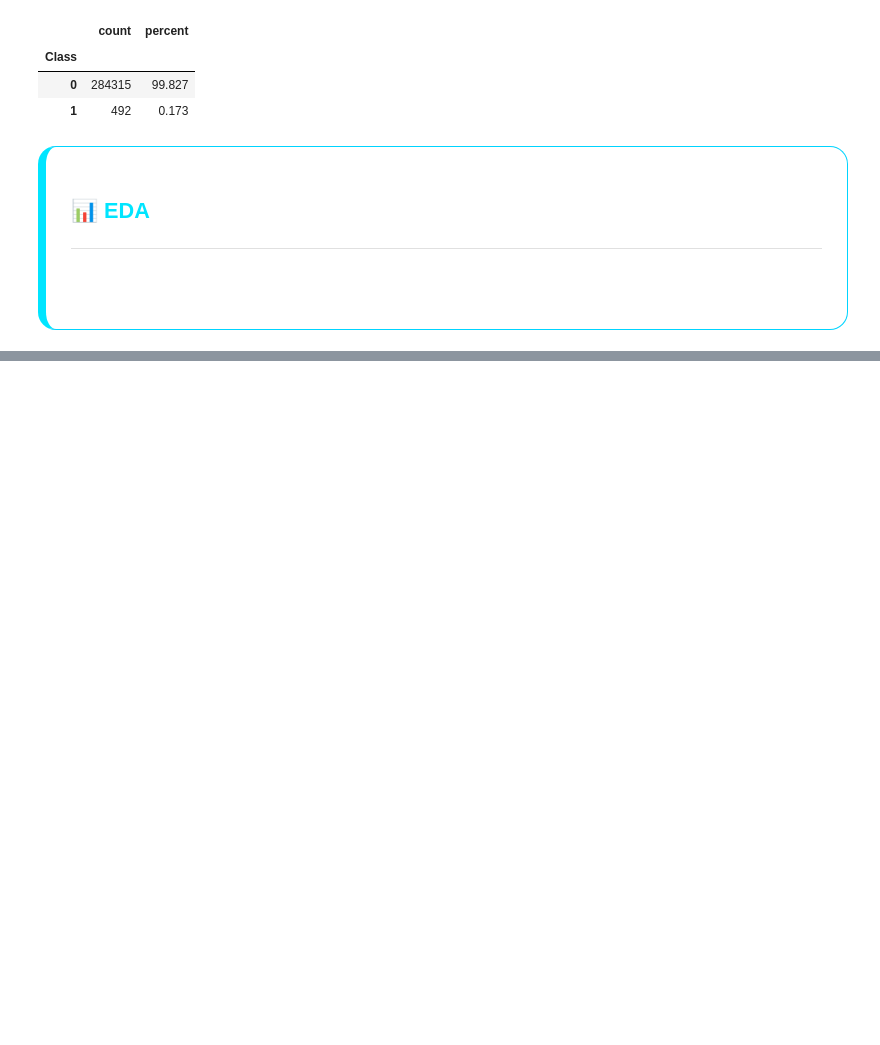
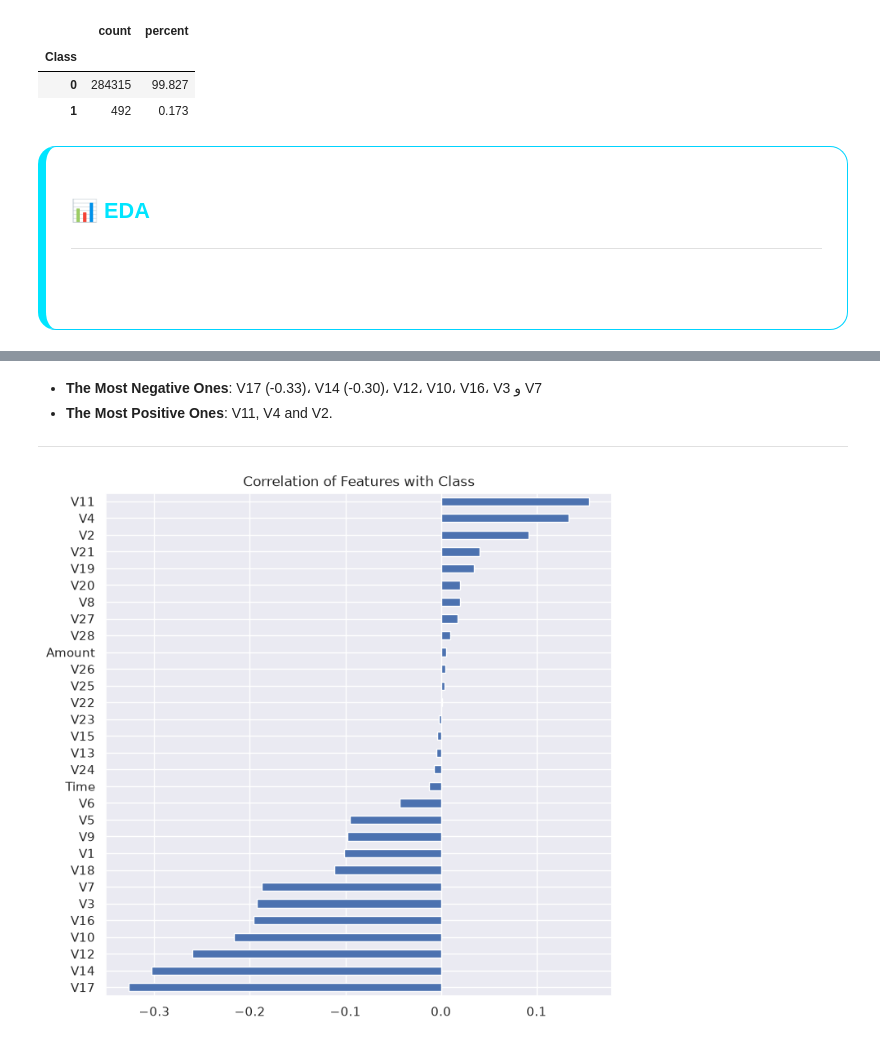
Before and after one commit to isapour0/credit-card-fraud, a Jupyter notebook: notebooks/creditcard_fraud.ipynb, the cells around one changed output, grey strips where cells are left out. Cells and saved outputs as stored; diff of their text form; code cells hidden in the pictures; blank space fills up the shorter version.

```diff
--- a/notebooks/creditcard_fraud.ipynb
+++ b/notebooks/creditcard_fraud.ipynb
@@ -271,0 +320,14 @@ font-family:Segoe UI;
+# %% [markdown]
+- **The Most Negative Ones**: V17 (-0.33)، V14 (-0.30)، V12، V10، V16، V3 و V7
+- **The Most Positive Ones**: V11, V4 and V2.
+<hr>
+# %%
+corr = df_raw.corr()["Class"].drop("Class").sort_values()
+
+fig, ax = plt.subplots(figsize=(8, 8))
+corr.plot(kind="barh", ax=ax)
+ax.set_title("Correlation of Features with Class")
+plt.savefig("../reports/figures/feature_correlation.png", dpi=150, bbox_inches="tight")
+plt.show()
+# %% [output]
+[figure, added]
```
Also changed, not shown: parts of 7 cells of this notebook, 5 other files.
